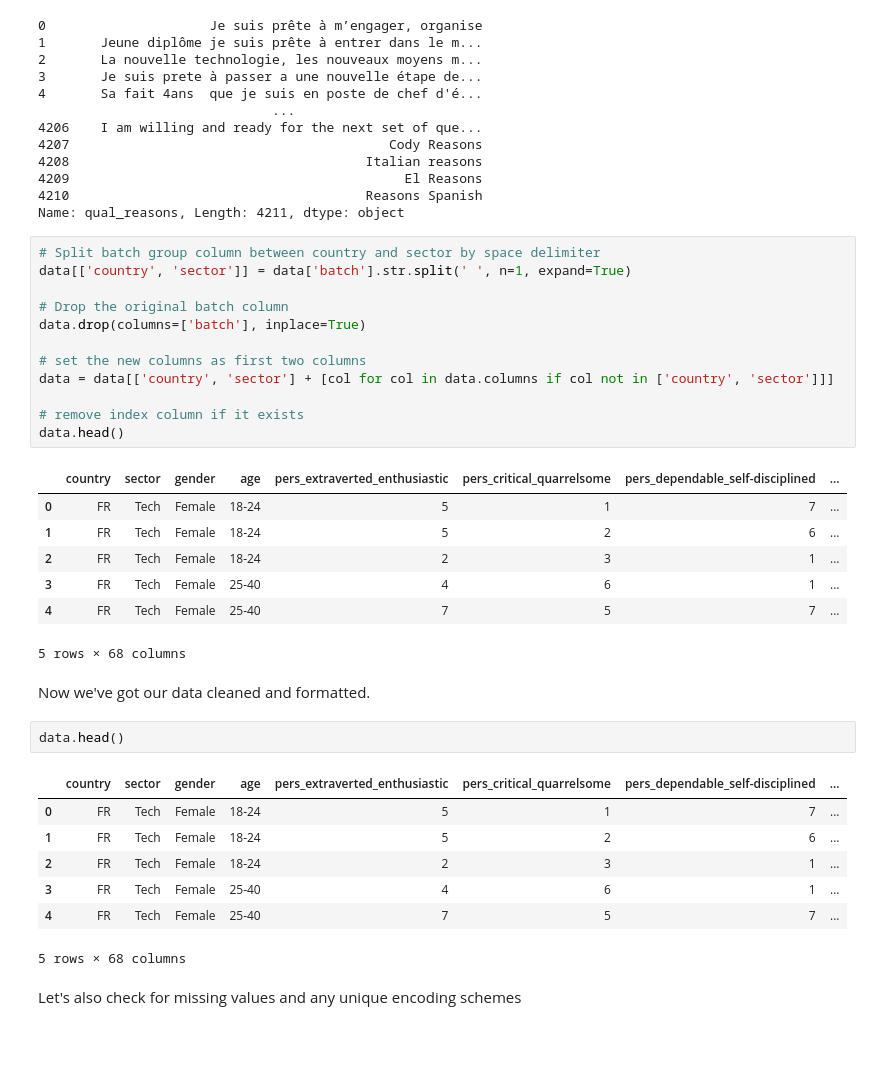
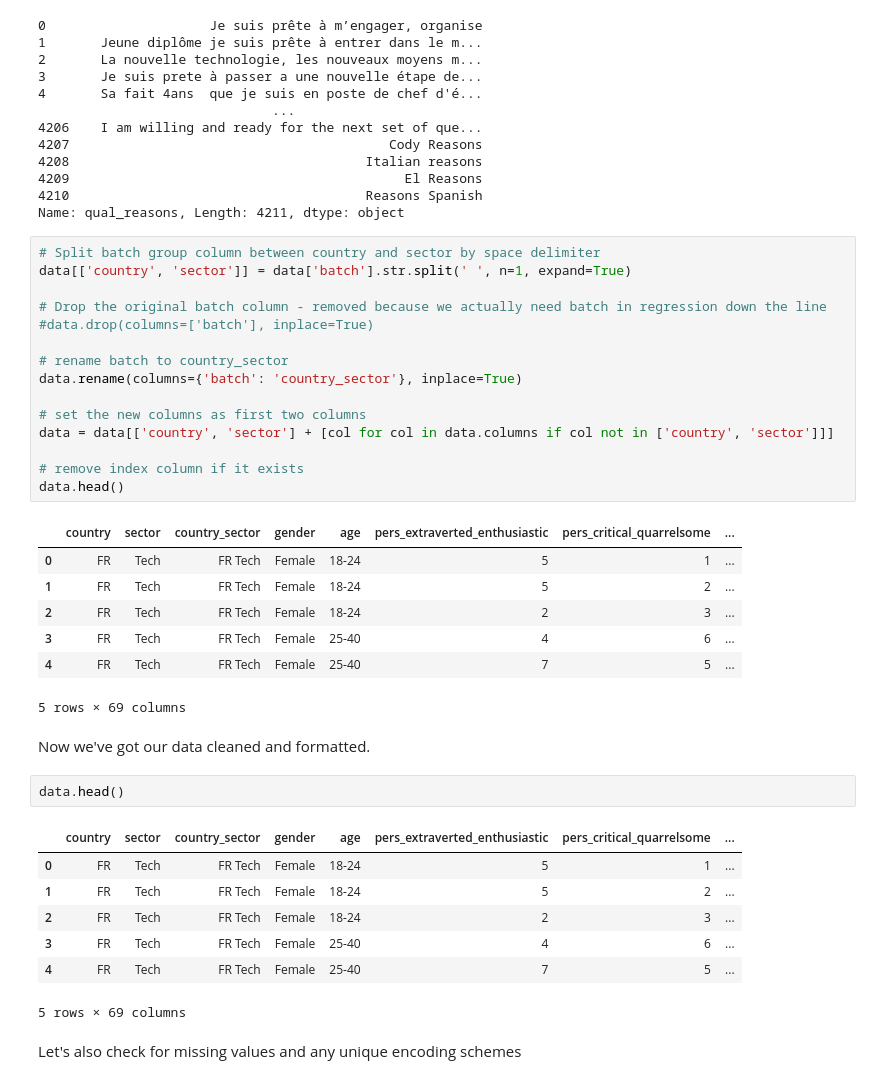
Before and after one commit to Ry-Rousseau/Career_Preparedness_Analysis, a Jupyter notebook: notebooks/data_cleaning.ipynb, the cells around one changed output. Drawn from its saved outputs; the diff is of its cells as text; blank space fills up the shorter version.

```diff
--- a/notebooks/data_cleaning.ipynb
+++ b/notebooks/data_cleaning.ipynb
@@ -303,35 +303,38 @@ Name: qual_reasons, Length: 4211, dtype: object
 # %%
 # Split batch group column between country and sector by space delimiter
 data[['country', 'sector']] = data['batch'].str.split(' ', n=1, expand=True)
 
-# Drop the original batch column
-data.drop(columns=['batch'], inplace=True)
+# Drop the original batch column - removed because we actually need batch in regression down the line
+#data.drop(columns=['batch'], inplace=True)
+
+# rename batch to country_sector
+data.rename(columns={'batch': 'country_sector'}, inplace=True)
 
 # set the new columns as first two columns
 data = data[['country', 'sector'] + [col for col in data.columns if col not in ['country', 'sector']]]
 
 # remove index column if it exists
 data.head()
 # %% [output]
-|  | country | sector | gender | age | pers_extraverted_enthusiastic | pers_critical_quarrelsome | pers_dependable_self-disciplined | ... |
-| 0 | FR | Tech | Female | 18-24 | 5 | 1 | 7 | ... |
-| 1 | FR | Tech | Female | 18-24 | 5 | 2 | 6 | ... |
-| 2 | FR | Tech | Female | 18-24 | 2 | 3 | 1 | ... |
-| 3 | FR | Tech | Female | 25-40 | 4 | 6 | 1 | ... |
-| 4 | FR | Tech | Female | 25-40 | 7 | 5 | 7 | ... |
+|  | country | sector | country_sector | gender | age | pers_extraverted_enthusiastic | pers_critical_quarrelsome | ... |
+| 0 | FR | Tech | FR Tech | Female | 18-24 | 5 | 1 | ... |
+| 1 | FR | Tech | FR Tech | Female | 18-24 | 5 | 2 | ... |
+| 2 | FR | Tech | FR Tech | Female | 18-24 | 2 | 3 | ... |
+| 3 | FR | Tech | FR Tech | Female | 25-40 | 4 | 6 | ... |
+| 4 | FR | Tech | FR Tech | Female | 25-40 | 7 | 5 | ... |
-5 rows × 68 columns
+5 rows × 69 columns
 # %% [markdown]
 Now we've got our data cleaned and formatted.
 # %%
 data.head()
 # %% [output]
-|  | country | sector | gender | age | pers_extraverted_enthusiastic | pers_critical_quarrelsome | pers_dependable_self-disciplined | ... |
-| 0 | FR | Tech | Female | 18-24 | 5 | 1 | 7 | ... |
-| 1 | FR | Tech | Female | 18-24 | 5 | 2 | 6 | ... |
-| 2 | FR | Tech | Female | 18-24 | 2 | 3 | 1 | ... |
-| 3 | FR | Tech | Female | 25-40 | 4 | 6 | 1 | ... |
-| 4 | FR | Tech | Female | 25-40 | 7 | 5 | 7 | ... |
+|  | country | sector | country_sector | gender | age | pers_extraverted_enthusiastic | pers_critical_quarrelsome | ... |
+| 0 | FR | Tech | FR Tech | Female | 18-24 | 5 | 1 | ... |
+| 1 | FR | Tech | FR Tech | Female | 18-24 | 5 | 2 | ... |
+| 2 | FR | Tech | FR Tech | Female | 18-24 | 2 | 3 | ... |
+| 3 | FR | Tech | FR Tech | Female | 25-40 | 4 | 6 | ... |
+| 4 | FR | Tech | FR Tech | Female | 25-40 | 7 | 5 | ... |
-5 rows × 68 columns
+5 rows × 69 columns
 # %% [markdown]
 Let's also check for missing values and any unique encoding schemes
 # %%
```
Also changed, not shown: parts of 2 cells of this notebook, 5 other files.
